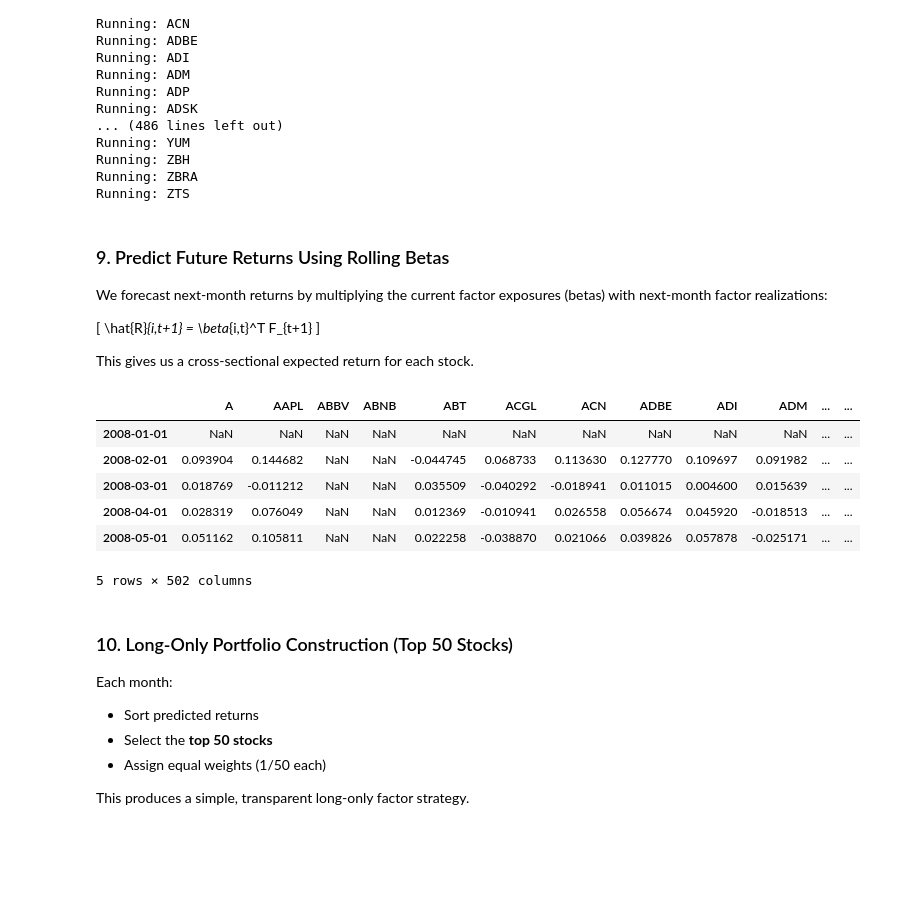
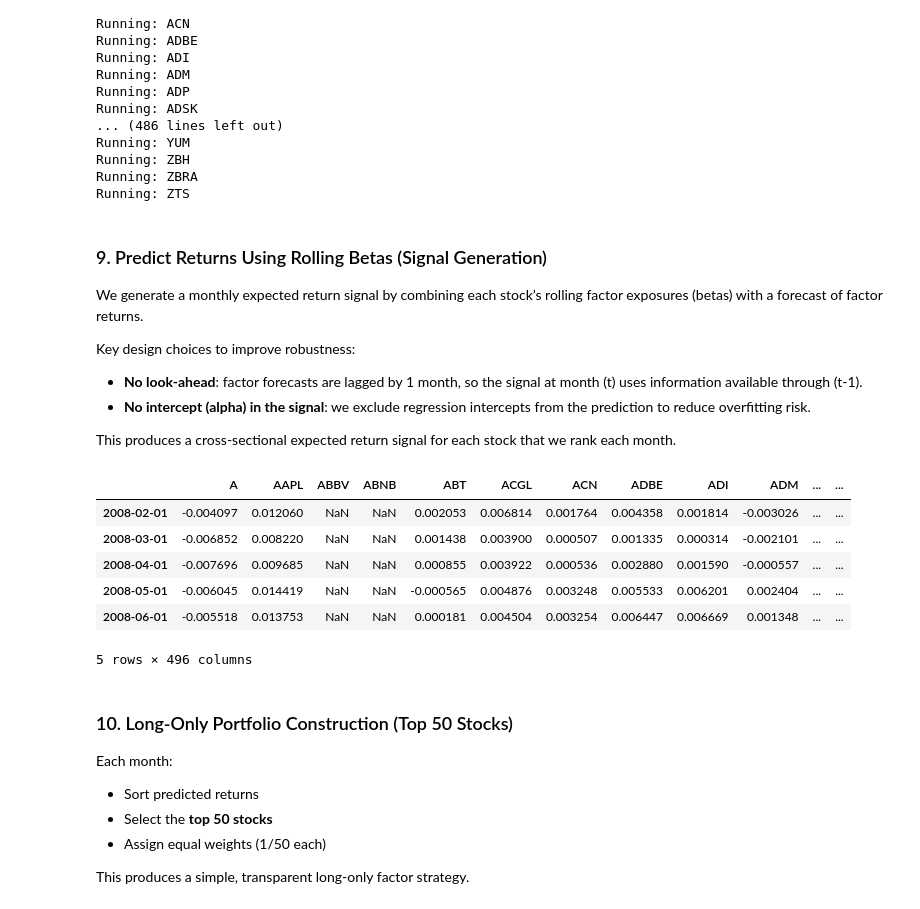
Before and after one commit to Rayhanpatel/MSML-602-Final-Project-alphafoundry-ff5-sp500, a Jupyter notebook: S&P500_FF5_Rolling_Strategy.ipynb, the cells around one changed output. Cells and saved outputs as stored; diff of their text form; code cells hidden in the pictures; blank space fills up the shorter version.

```diff
--- a/S&P500_FF5_Rolling_Strategy.ipynb
+++ b/S&P500_FF5_Rolling_Strategy.ipynb
@@ -135,23 +164,33 @@ R^{excess}_{i,t} = \alpha_i + \beta_{i}^T F_t + \epsilon_t
 We slide the window forward one month at a time and store each month’s estimated betas.
 This produces a time series of factor loadings for every stock.
 # %%
-def rolling_factor_loadings(df, ticker, window=36):
+def rolling_factor_loadings(df, ticker, window=36, min_obs=24):
     betas = []
     dates = []
 
-    y = df[ticker].values
-    X = df[["Mkt-RF", "SMB", "HML", "RMW", "CMA"]].values
-    X = np.column_stack([np.ones(len(X)), X])
+    y_all = df[ticker].astype(float).values
+    X_all = df[["Mkt-RF", "SMB", "HML", "RMW", "CMA"]].astype(float).values
+    X_all = np.column_stack([np.ones(len(X_all)), X_all])
 
     for i in range(window, len(df)):
-        beta = ols_numpy(X[i-window:i], y[i-window:i])
+        y = y_all[i - window:i]
+        X = X_all[i - window:i]
+
+        mask = np.isfinite(y) & np.all(np.isfinite(X), axis=1)
+        if mask.sum() < min_obs:
+            continue
+
+        beta = ols_numpy(X[mask], y[mask])
         betas.append(beta)
         dates.append(df["date"].iloc[i])
+
+    if len(betas) == 0:
+        return pd.DataFrame(columns=["alpha", "MKT", "SMB", "HML", "RMW", "CMA"])
 
     return pd.DataFrame(
         betas,
         index=dates,
-        columns=["alpha", "MKT", "SMB", "HML", "RMW", "CMA"]
+        columns=["alpha", "MKT", "SMB", "HML", "RMW", "CMA"],
     )
 # %% [markdown]
 ### 8. Run Rolling-Window Regressions Across All S&P 500 Tickers
@@ -164,7 +203,7 @@ beta_dict = {}
 for t in tickers:
     print("Running:", t)
     try:
-        beta_dict[t] = rolling_factor_loadings(df, t)
+        beta_dict[t] = rolling_factor_loadings(df_excess, t)
     except Exception as e:
         print(f"Skipping {t}: {e}")
 # %% [output]
@@ -186,41 +225,49 @@ Running: ZBH
 Running: ZBRA
 Running: ZTS
 # %% [markdown]
-### 9. Predict Future Returns Using Rolling Betas
+### 9. Predict Returns Using Rolling Betas (Signal Generation)
 
-We forecast next-month returns by multiplying the current factor exposures (betas) with next-month factor realizations:
+We generate a monthly expected return signal by combining each stock’s rolling factor exposures (betas) with a forecast of factor returns.
 
-\[
-\hat{R}_{i,t+1} = \beta_{i,t}^T F_{t+1}
-\]
+Key design choices to improve robustness:
+- **No look-ahead**: factor forecasts are lagged by 1 month, so the signal at month \(t\) uses information available through \(t-1\).
+- **No intercept (alpha) in the signal**: we exclude regression intercepts from the prediction to reduce overfitting risk.
 
-This gives us a cross-sectional expected return for each stock.
+This produces a cross-sectional expected return signal for each stock that we rank each month.
 # %%
-factors_next = df[["date","Mkt-RF","SMB","HML","RMW","CMA"]].shift(-1)
+factor_hist = df.set_index("date")[["Mkt-RF", "SMB", "HML", "RMW", "CMA"]]
+
+# Forecast factors using only information available before month t (avoid look-ahead)
+factor_forecast = factor_hist.rolling(window=36, min_periods=24).mean().shift(1)
 
 predictions = {}
 
 for t in tickers:
     betas = beta_dict.get(t)
-    if betas is None:
+    if betas is None or betas.empty:
         continue
 
-    idx = betas.index.intersection(factors_next["date"])
-    beta_mat = betas.loc[idx, ["MKT","SMB","HML","RMW","CMA"]].values
-    factor_mat = factors_next.set_index("date").loc[idx, ["Mkt-RF","SMB","HML","RMW","CMA"]].values
+    idx = betas.index.intersection(factor_forecast.index)
+    if len(idx) == 0:
+        continue
 
-    predictions[t] = pd.Series((beta_mat * factor_mat).sum(axis=1), index=idx)
+    # Use factor exposures only (exclude intercept/alpha to reduce overfitting risk)
+    beta_factors = betas.loc[idx, ["MKT", "SMB", "HML", "RMW", "CMA"]].values
+    f_mat = factor_forecast.loc[idx, ["Mkt-RF", "SMB", "HML", "RMW", "CMA"]].values
+
+    pred = (beta_factors * f_mat).sum(axis=1)
+    predictions[t] = pd.Series(pred, index=idx)
 
 pred_df = pd.DataFrame(predictions)
 pred_df.head()
 # %% [output]
 |  | A | AAPL | ABBV | ABNB | ABT | ACGL | ACN | ADBE | ADI | ADM | ... | ... |
-| 2008-01-01 | NaN | NaN | NaN | NaN | NaN | NaN | NaN | NaN | NaN | NaN | ... | ... |
-| 2008-02-01 | 0.093904 | 0.144682 | NaN | NaN | -0.044745 | 0.068733 | 0.113630 | 0.127770 | 0.109697 | 0.091982 | ... | ... |
-| 2008-03-01 | 0.018769 | -0.011212 | NaN | NaN | 0.035509 | -0.040292 | -0.018941 | 0.011015 | 0.004600 | 0.015639 | ... | ... |
-| 2008-04-01 | 0.028319 | 0.076049 | NaN | NaN | 0.012369 | -0.010941 | 0.026558 | 0.056674 | 0.045920 | -0.018513 | ... | ... |
-| 2008-05-01 | 0.051162 | 0.105811 | NaN | NaN | 0.022258 | -0.038870 | 0.021066 | 0.039826 | 0.057878 | -0.025171 | ... | ... |
+| 2008-02-01 | -0.004097 | 0.012060 | NaN | NaN | 0.002053 | 0.006814 | 0.001764 | 0.004358 | 0.001814 | -0.003026 | ... | ... |
+| 2008-03-01 | -0.006852 | 0.008220 | NaN | NaN | 0.001438 | 0.003900 | 0.000507 | 0.001335 | 0.000314 | -0.002101 | ... | ... |
+| 2008-04-01 | -0.007696 | 0.009685 | NaN | NaN | 0.000855 | 0.003922 | 0.000536 | 0.002880 | 0.001590 | -0.000557 | ... | ... |
+| 2008-05-01 | -0.006045 | 0.014419 | NaN | NaN | -0.000565 | 0.004876 | 0.003248 | 0.005533 | 0.006201 | 0.002404 | ... | ... |
+| 2008-06-01 | -0.005518 | 0.013753 | NaN | NaN | 0.000181 | 0.004504 | 0.003254 | 0.006447 | 0.006669 | 0.001348 | ... | ... |
-5 rows × 502 columns
+5 rows × 496 columns
 # %% [markdown]
 ### 10. Long-Only Portfolio Construction (Top 50 Stocks)
 
```
Also changed, not shown: parts of 26 cells of this notebook, 29 other files.
